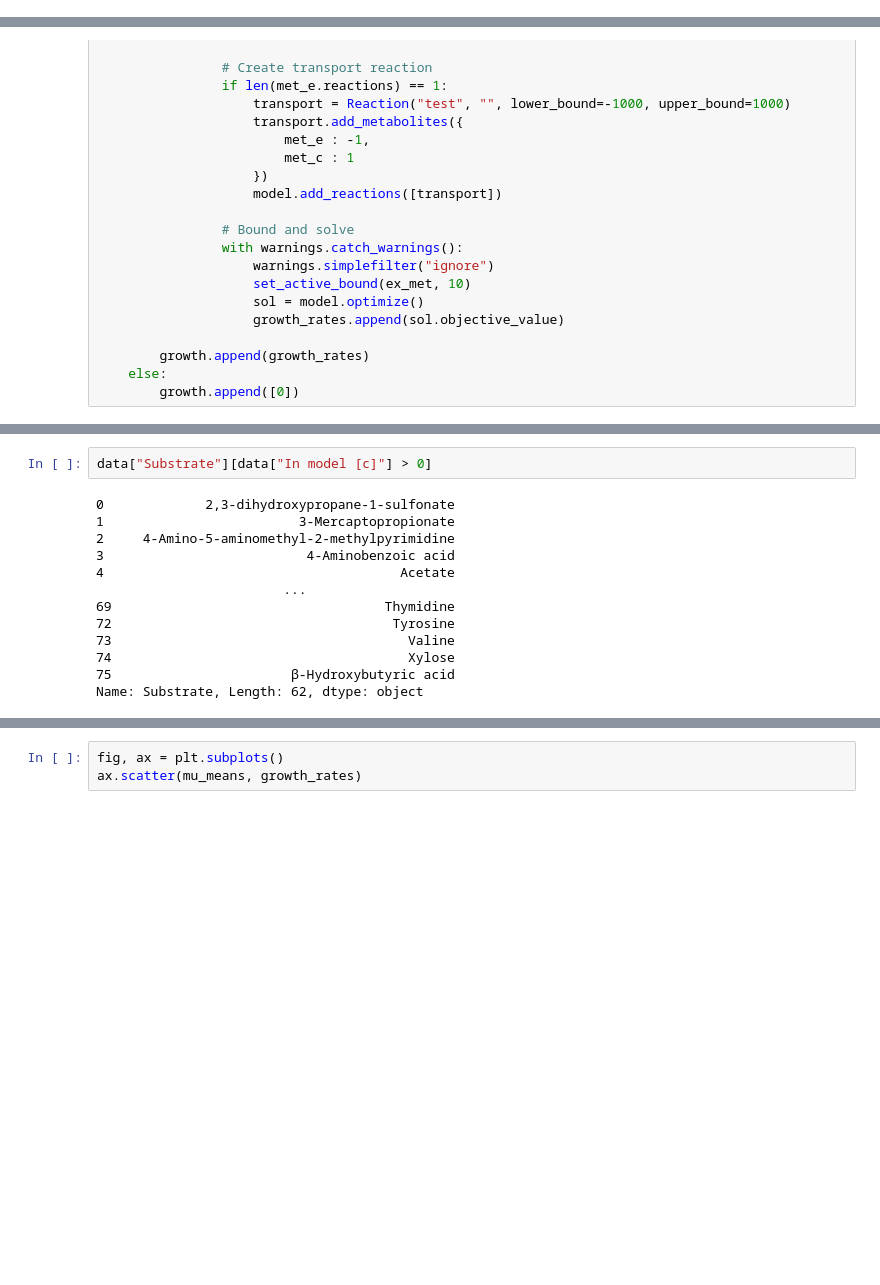
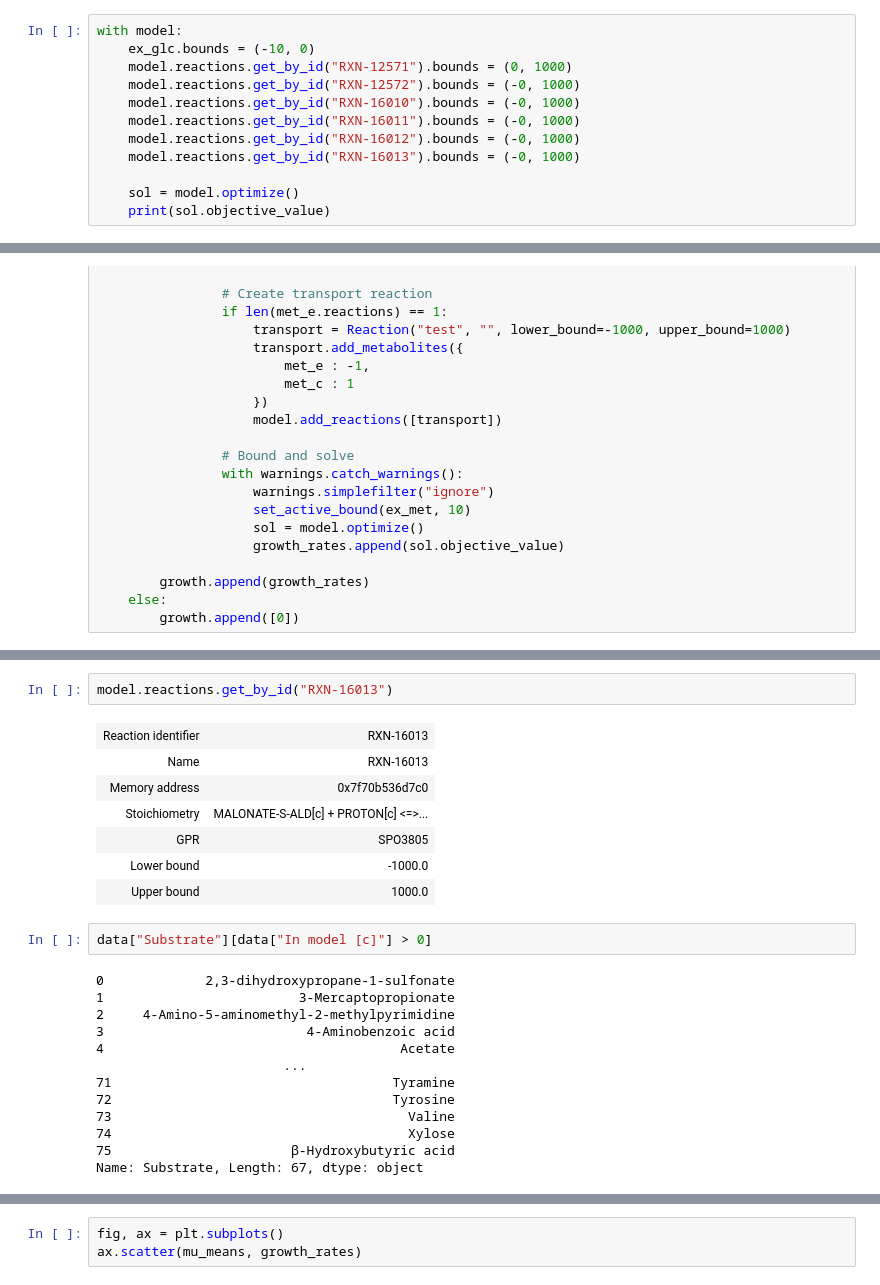
Before and after one commit to C-CoMP-STC/rpom-fba, a Jupyter notebook: figures/growth_no_growth.ipynb, the cells around one changed output, grey strips where cells are left out. Cells and saved outputs as stored; diff of their text form; blank space fills up the shorter version.

```diff
--- a/figures/growth_no_growth.ipynb
+++ b/figures/growth_no_growth.ipynb
@@ -37,3 +37,15 @@ https://identifiers.org/stem/ does not conform to 'http(s)://identifiers.org/col
 https://identifiers.org/stem/ does not conform to 'http(s)://identifiers.org/collection/id' or'http(s)://identifiers.org/COLLECTION:id
 https://identifiers.org/stem/ does not conform to 'http(s)://identifiers.org/collection/id' or'http(s)://identifiers.org/COLLECTION:id
 https://identifiers.org/stem/ does not conform to 'http(s)://identifiers.org/collection/id' or'http(s)://identifiers.org/COLLECTION:id
+# %%
+with model:
+    ex_glc.bounds = (-10, 0)
+    model.reactions.get_by_id("RXN-12571").bounds = (0, 1000)
+    model.reactions.get_by_id("RXN-12572").bounds = (-0, 1000)
+    model.reactions.get_by_id("RXN-16010").bounds = (-0, 1000)
+    model.reactions.get_by_id("RXN-16011").bounds = (-0, 1000)
+    model.reactions.get_by_id("RXN-16012").bounds = (-0, 1000)
+    model.reactions.get_by_id("RXN-16013").bounds = (-0, 1000)
+
+    sol = model.optimize()
+    print(sol.objective_value)
@@ -212,3 +231,13 @@ model.metabolites.get_by_id("GLT[e]")
+# %%
+model.reactions.get_by_id("RXN-16013")
+# %% [output]
+| Reaction identifier | RXN-16013 |
+| Name | RXN-16013 |
+| Memory address | 0x7f70b536d7c0 |
+| Stoichiometry | MALONATE-S-ALD[c] + PROTON[c] <=>... |
+| GPR | SPO3805 |
+| Lower bound | -1000.0 |
+| Upper bound | 1000.0 |
 # %%
 data["Substrate"][data["In model [c]"] > 0]
 # %% [output]
@@ -218,12 +247,12 @@ data["Substrate"][data["In model [c]"] > 0]
 3                          4-Aminobenzoic acid
 4                                      Acetate
                         ...
-69                                   Thymidine
+71                                    Tyramine
 72                                    Tyrosine
 73                                      Valine
 74                                      Xylose
 75                       β-Hydroxybutyric acid
-Name: Substrate, Length: 62, dtype: object
+Name: Substrate, Length: 67, dtype: object
 # %%
 data["In model [c]"]
 # %% [output]
```
Also changed, not shown: parts of 11 cells of this notebook, 11 other files.
